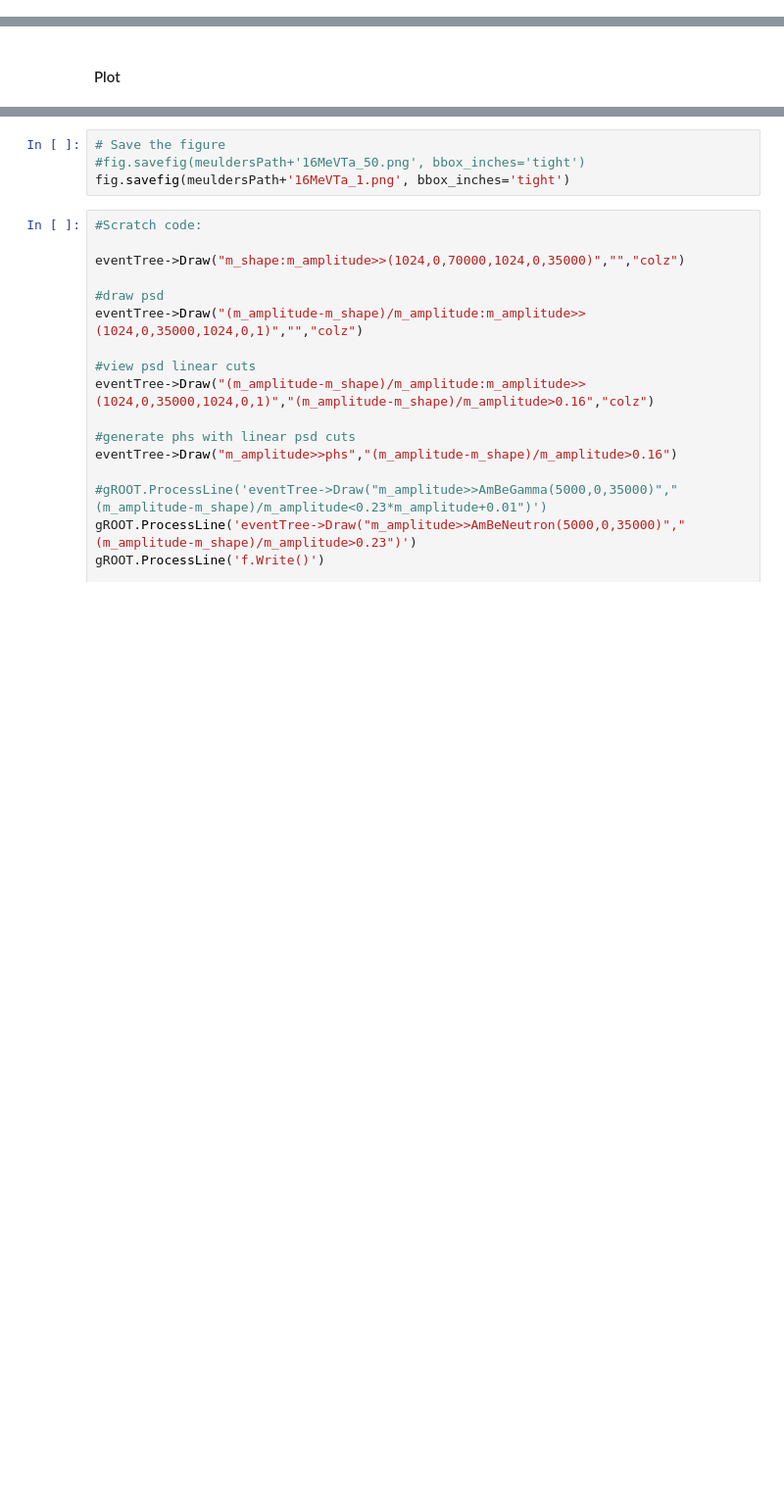
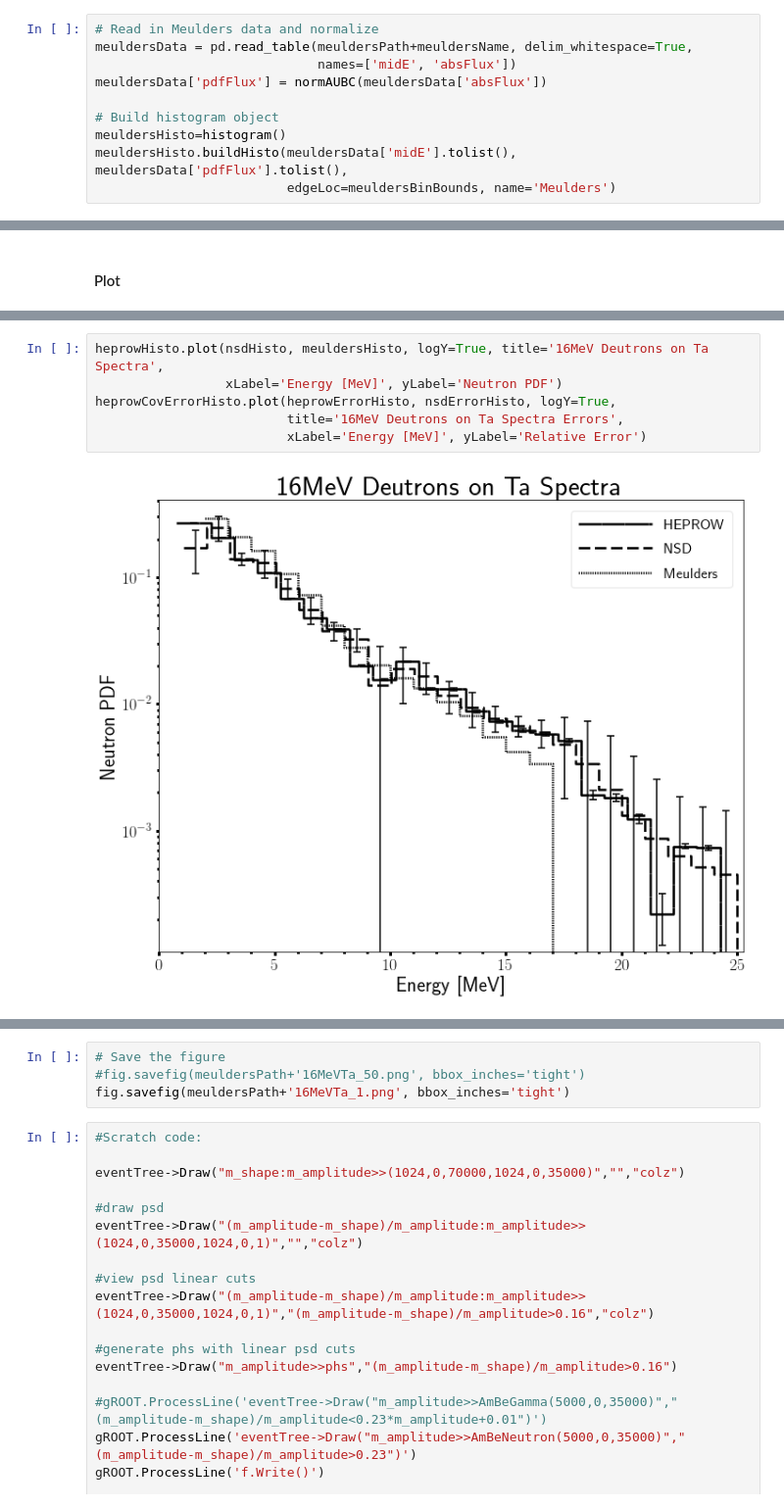
Before and after one commit to 2lambda123/88_Data, a Jupyter notebook: Experiments/PHS/16MeVTa/16MeVTa.ipynb, the cells around one changed output, grey strips where cells are left out. Shown at 98% size. Cells and saved outputs as stored; diff of their text form; blank space fills up the shorter version.

Commit message:
Added initial relative spectra features

```diff
--- a/Experiments/PHS/16MeVTa/16MeVTa.ipynb
+++ b/Experiments/PHS/16MeVTa/16MeVTa.ipynb
@@ -995,0 +1019,10 @@ nsdHisto.buildHisto(nsdData[0],nsdData[1],uncert=nsdData[2],edgeLoc=nsdBinBounds
+# %%
+# Read in Meulders data and normalize
+meuldersData = pd.read_table(meuldersPath+meuldersName, delim_whitespace=True,
+                             names=['midE', 'absFlux'])
+meuldersData['pdfFlux'] = normAUBC(meuldersData['absFlux'])
+
+# Build histogram object
+meuldersHisto=histogram()
+meuldersHisto.buildHisto(meuldersData['midE'].tolist(), meuldersData['pdfFlux'].tolist(),
+                         edgeLoc=meuldersBinBounds, name='Meulders')
@@ -1052,0 +1052,8 @@ plt.show()
+# %%
+heprowHisto.plot(nsdHisto, meuldersHisto, logY=True, title='16MeV Deutrons on Ta Spectra',
+                 xLabel='Energy [MeV]', yLabel='Neutron PDF')
+heprowCovErrorHisto.plot(heprowErrorHisto, nsdErrorHisto, logY=True,
+                         title='16MeV Deutrons on Ta Spectra Errors',
+                         xLabel='Energy [MeV]', yLabel='Relative Error')
+# %% [output]
+[figure, added]
```
Also changed, not shown: parts of 49 cells of this notebook.
